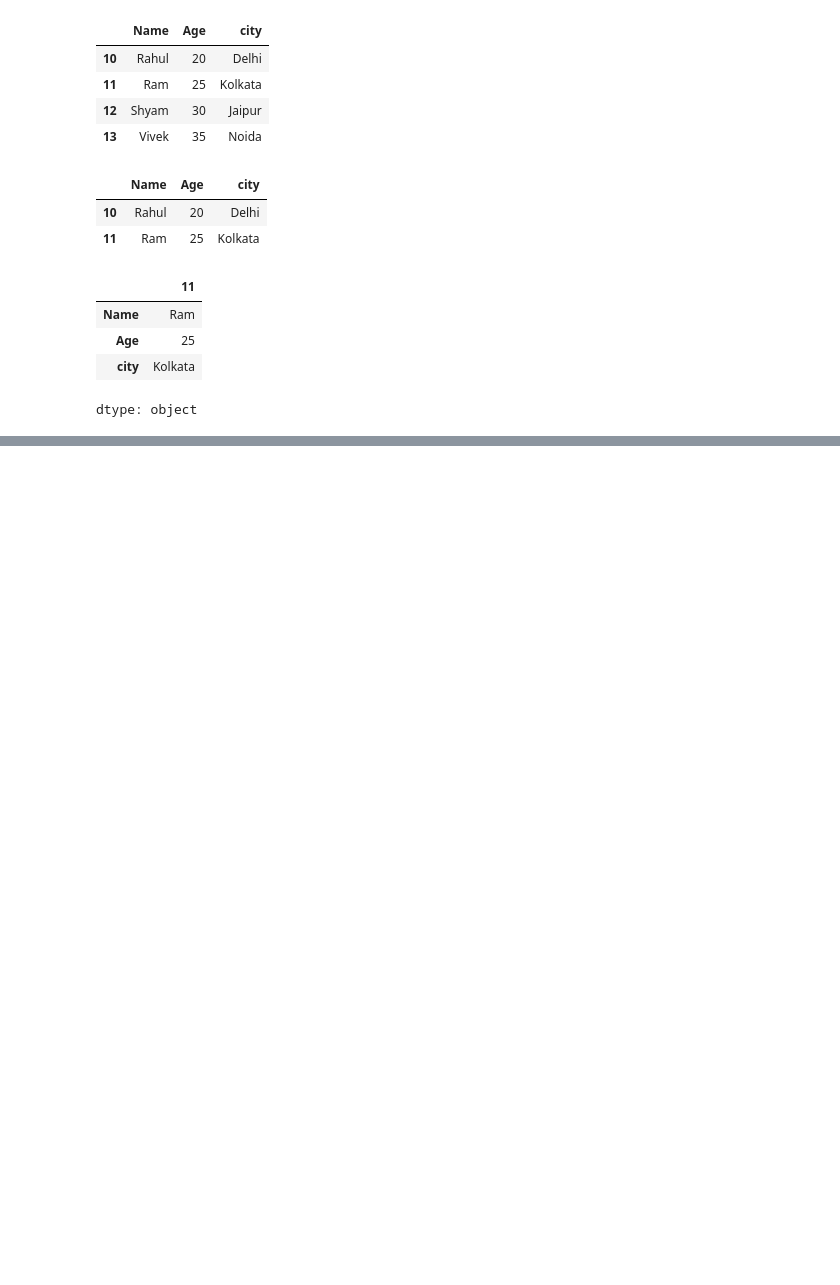
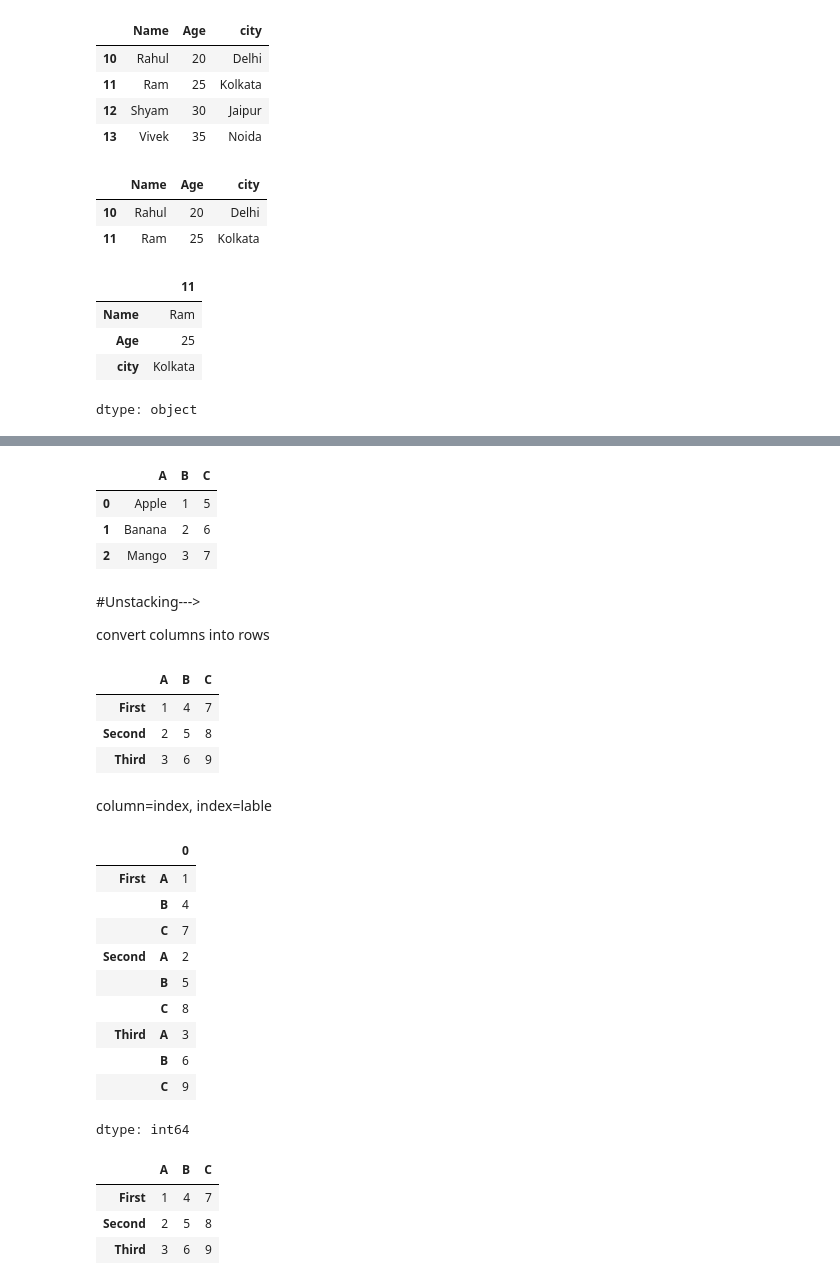
Before and after one commit to Ans365332/6may-file-example, a Jupyter notebook: Pandas.ipynb, the cells around one changed output, grey strips where cells are left out. Drawn from its saved outputs; the diff is of its cells as text; code cells hidden in the pictures; blank space fills up the shorter version.

```diff
--- a/Pandas.ipynb
+++ b/Pandas.ipynb
@@ -523,0 +616,48 @@ dtype: object
+# %%
+df.unstack()
+# %% [output]
+|  | A | B | C |
+| 0 | Apple | 1 | 5 |
+| 1 | Banana | 2 | 6 |
+| 2 | Mango | 3 | 7 |
+# %% [markdown]
+#Unstacking--->
+
+convert columns into rows
+# %%
+df2=pd.DataFrame({
+    'A':[1,2,3],
+    'B':[4,5,6],
+    'C':[7,8,9]
+},index=["First","Second","Third"])
+df2
+# %% [output]
+|  | A | B | C |
+| First | 1 | 4 | 7 |
+| Second | 2 | 5 | 8 |
+| Third | 3 | 6 | 9 |
+# %% [markdown]
+column=index,
+index=lable
+# %%
+a=df2.stack()
+a
+# %% [output]
+|  |  | 0 |
+| First | A | 1 |
+|  | B | 4 |
+|  | C | 7 |
+| Second | A | 2 |
+|  | B | 5 |
+|  | C | 8 |
+| Third | A | 3 |
+|  | B | 6 |
+|  | C | 9 |
+dtype: int64
+# %%
+a.unstack()
+# %% [output]
+|  | A | B | C |
+| First | 1 | 4 | 7 |
+| Second | 2 | 5 | 8 |
+| Third | 3 | 6 | 9 |
```
Also changed, not shown: parts of 11 cells of this notebook.
